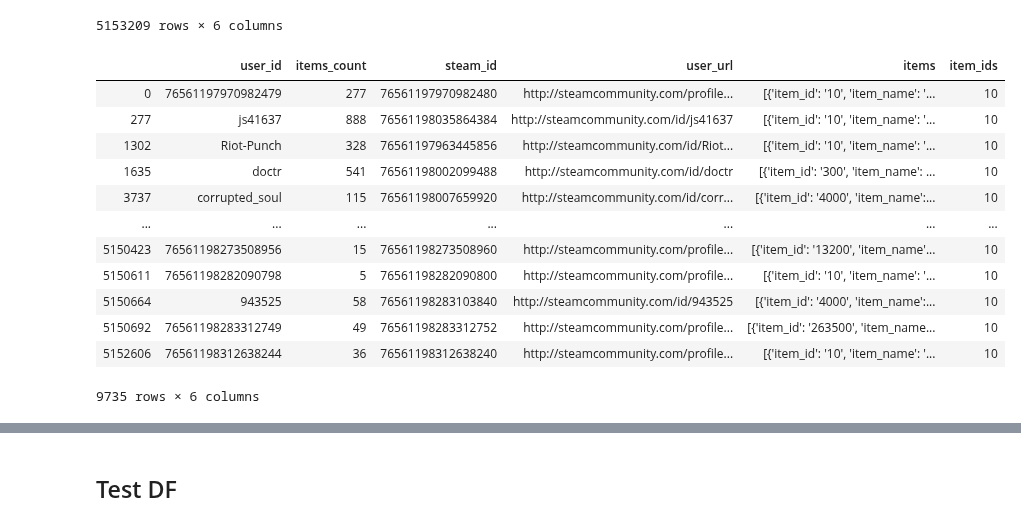
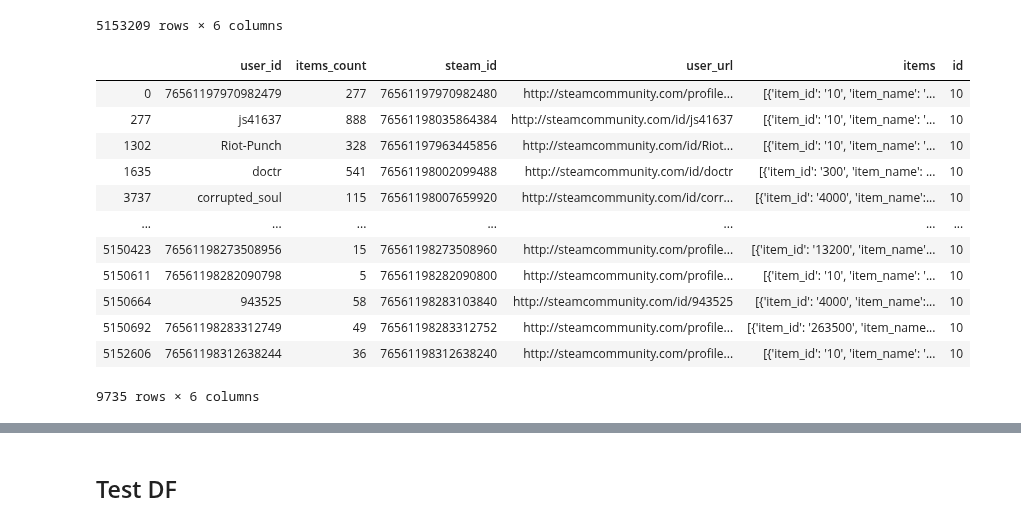
Before and after one commit to nadinezab/video-game-recs, a Jupyter notebook: 2-Data-Exploration.ipynb, the cells around one changed output, grey strips where cells are left out. Drawn from its saved outputs; the diff is of its cells as text; code cells hidden in the pictures.

```diff
--- a/2-Data-Exploration.ipynb
+++ b/2-Data-Exploration.ipynb
@@ -152,11 +154,14 @@ useritems
 # %%
 # Change item_id to int
 useritems['item_ids'] = useritems['item_ids'].map(lambda x : int(x))
+# %%
+# Rename column to match
+useritems = useritems.rename(columns={'item_ids': 'id'})
 # %%
 # Test id 10
-useritems[useritems['item_ids']== 10]
+useritems[useritems['id']== 10]
 # %% [output]
-|  | user_id | items_count | steam_id | user_url | items | item_ids |
+|  | user_id | items_count | steam_id | user_url | items | id |
 | 0 | 76561197970982479 | 277 | 76561197970982480 | http://steamcommunity.com/profile... | [{'item_id': '10', 'item_name': '... | 10 |
 | 277 | js41637 | 888 | 76561198035864384 | http://steamcommunity.com/id/js41637 | [{'item_id': '10', 'item_name': '... | 10 |
 | 1302 | Riot-Punch | 328 | 76561197963445856 | http://steamcommunity.com/id/Riot... | [{'item_id': '10', 'item_name': '... | 10 |
```
Also changed, not shown: parts of 3 cells of this notebook.
